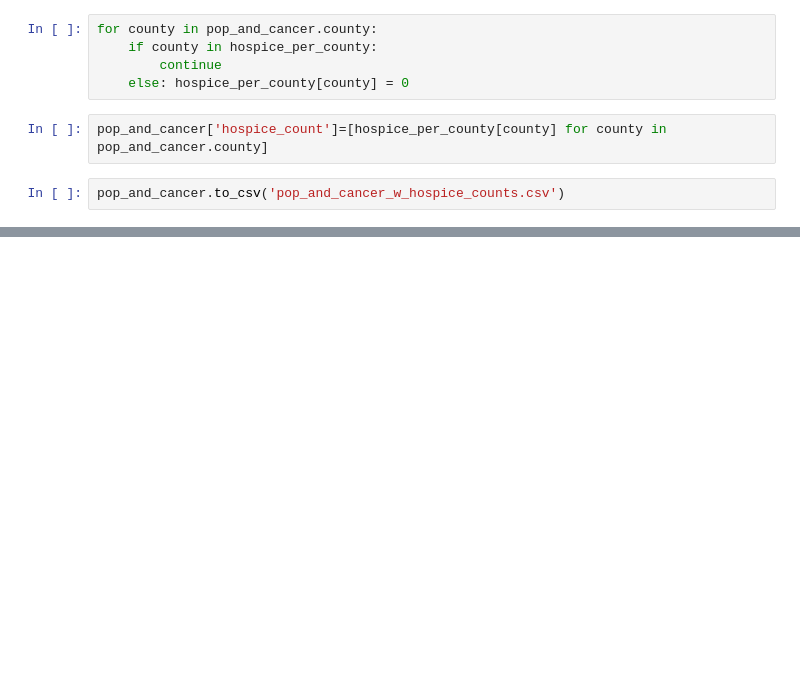
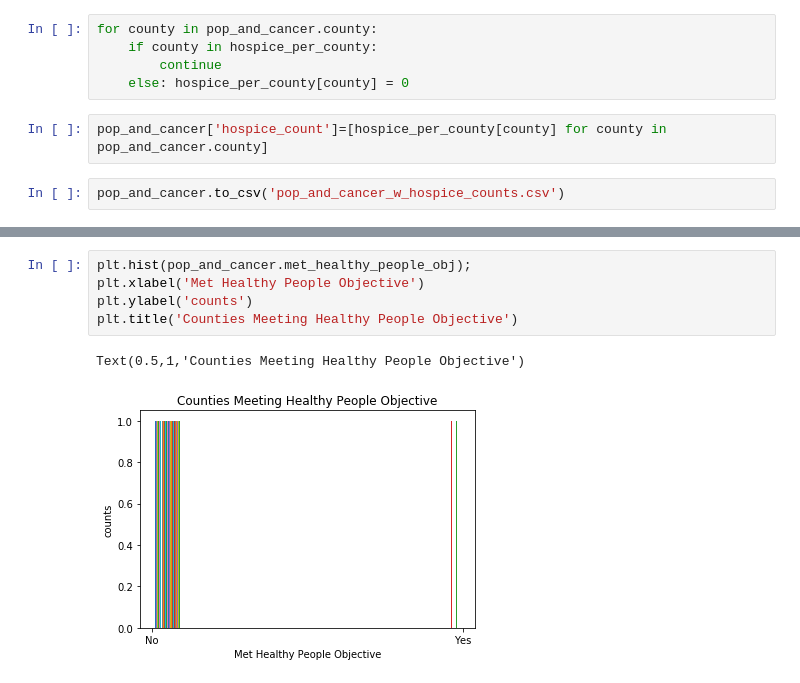
Before and after one commit to CSmithVU/vanderbilt-aspire-data-essentials, a Jupyter notebook: Class_Notebook_rev.ipynb, the cells around one changed output, grey strips where cells are left out. Saved outputs shown, nothing was run; the diff lists cells and outputs as text; blank space fills up the shorter version.

```diff
--- a/Class_Notebook_rev.ipynb
+++ b/Class_Notebook_rev.ipynb
@@ -919,0 +1021,8 @@ pop_and_cancer.to_csv('pop_and_cancer_w_hospice_counts.csv')
+# %%
+plt.hist(pop_and_cancer.met_healthy_people_obj);
+plt.xlabel('Met Healthy People Objective')
+plt.ylabel('counts')
+plt.title('Counties Meeting Healthy People Objective')
+# %% [output]
+Text(0.5,1,'Counties Meeting Healthy People Objective')
+[figure, added]
```
Also changed, not shown: parts of 17 cells of this notebook.
